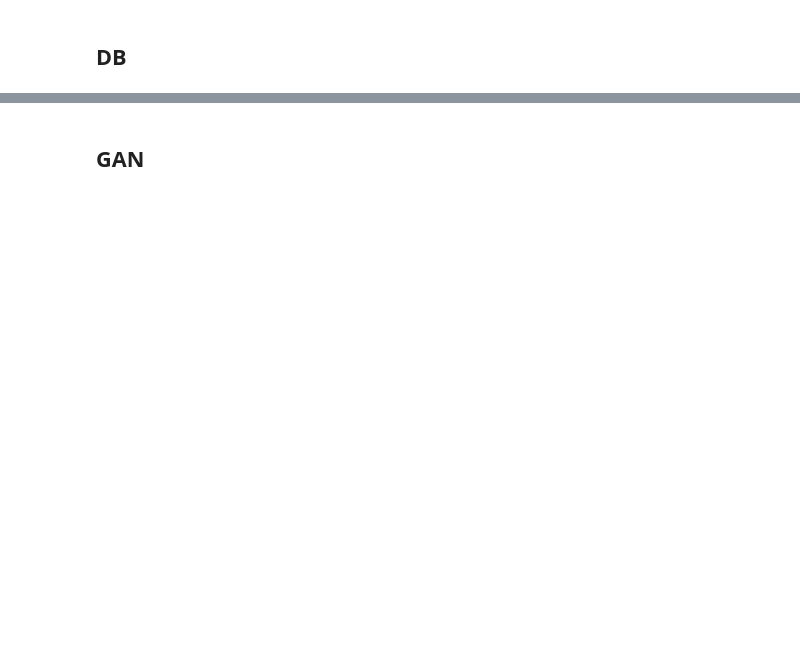
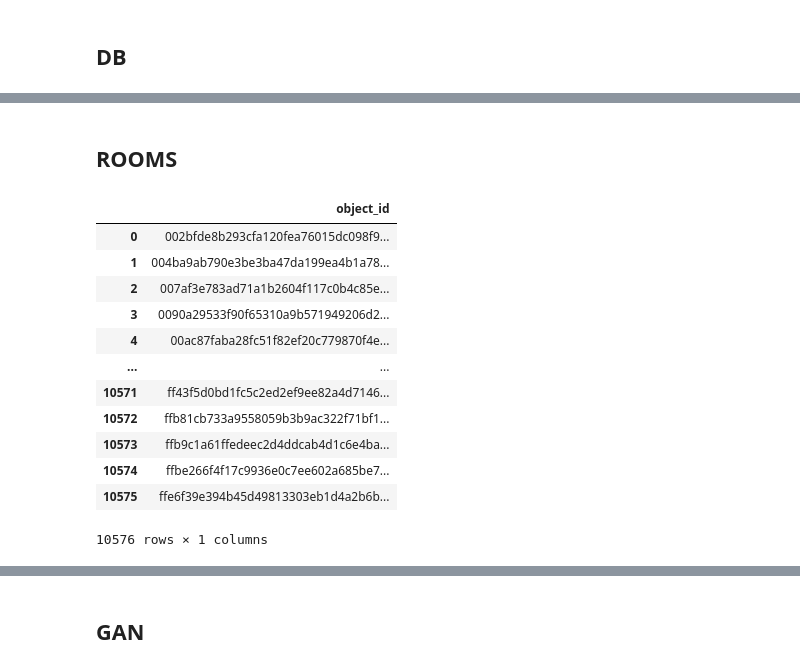
Before and after one commit to danielorzan/ATI_project, a Jupyter notebook: main.ipynb, the cells around one changed output, grey strips where cells are left out. Saved outputs shown, nothing was run; the diff lists cells and outputs as text; code cells hidden in the pictures; blank space fills up the shorter version.

```diff
--- a/main.ipynb
+++ b/main.ipynb
@@ -186,0 +204,24 @@ a['name'] == b['display_name']
+# %% [markdown]
+## ROOMS
+# %%
+revit_rooms = pd.read_sql_query("SELECT DISTINCT object_id FROM properties WHERE value = 'Revit Rooms' AND object_id IN \
+    (SELECT id FROM objects WHERE version_id IN \
+    (SELECT id FROM versions WHERE item_id IN \
+    (SELECT id FROM items WHERE folder_id IN \
+    (SELECT id from folders WHERE name = '01_ARC'))))", conn)
+# %%
+revit_rooms
+# %% [output]
+|  | object_id |
+| 0 | 002bfde8b293cfa120fea76015dc098f9... |
+| 1 | 004ba9ab790e3be3ba47da199ea4b1a78... |
+| 2 | 007af3e783ad71a1b2604f117c0b4c85e... |
+| 3 | 0090a29533f90f65310a9b571949206d2... |
+| 4 | 00ac87faba28fc51f82ef20c779870f4e... |
+| ... | ... |
+| 10571 | ff43f5d0bd1fc5c2ed2ef9ee82a4d7146... |
+| 10572 | ffb81cb733a9558059b3b9ac322f71bf1... |
+| 10573 | ffb9c1a61ffedeec2d4ddcab4d1c6e4ba... |
+| 10574 | ffbe266f4f17c9936e0c7ee602a685be7... |
+| 10575 | ffe6f39e394b45d49813303eb1d4a2b6b... |
+10576 rows × 1 columns
```
Also changed, not shown: parts of 60 cells of this notebook, 29 other files.
